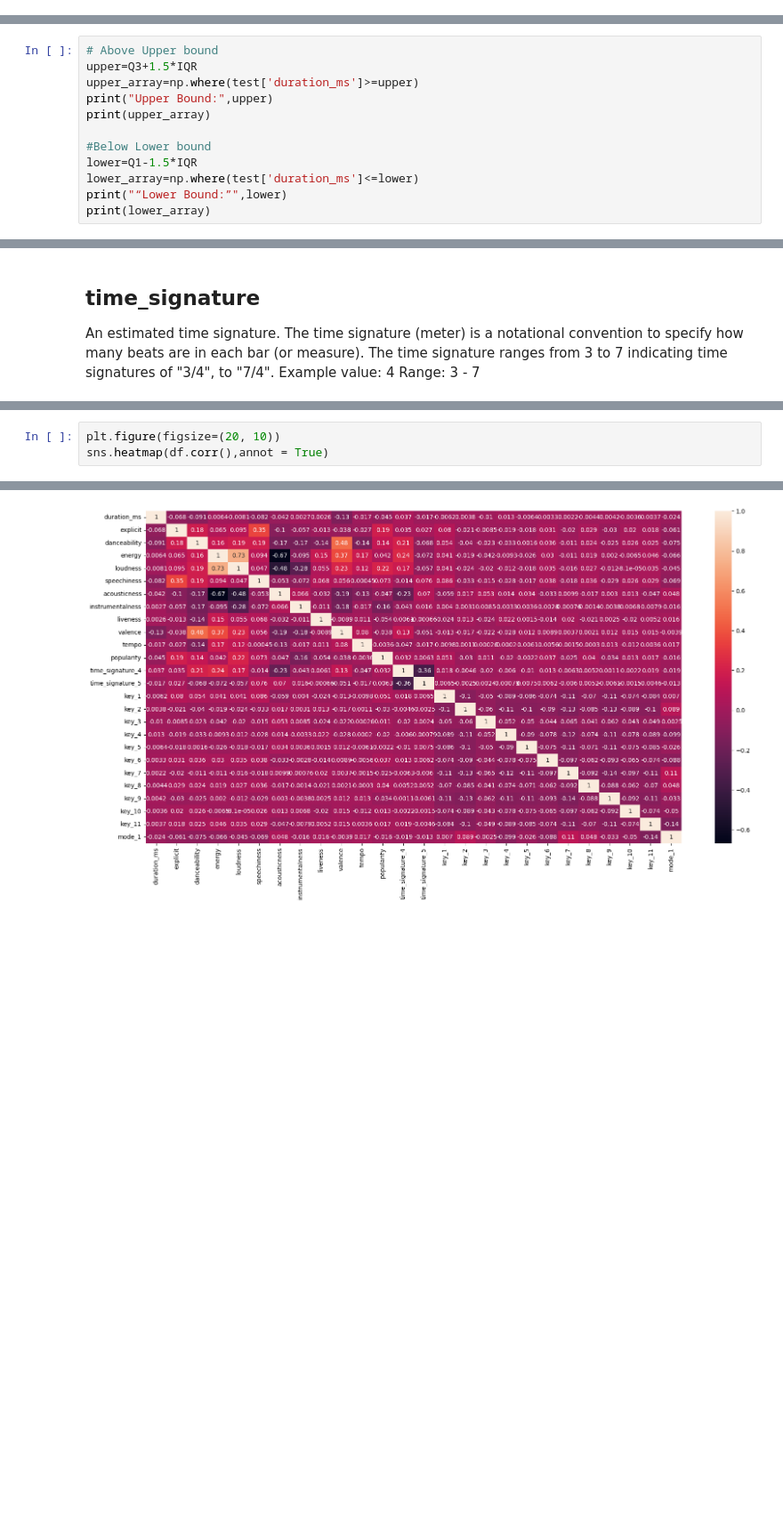
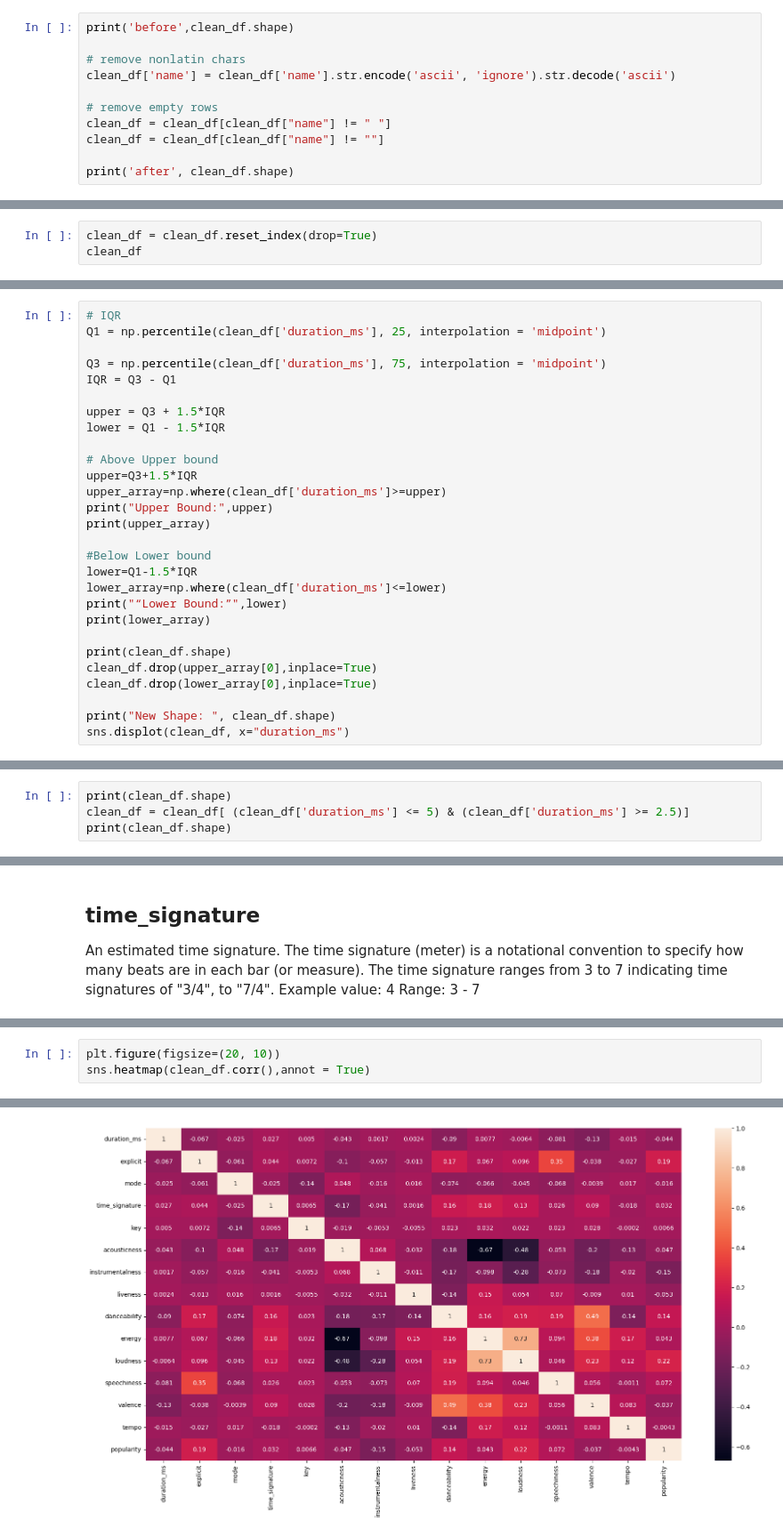
Before and after one commit to aria-51/dsw_tisabop, a Jupyter notebook: da_draftv1.ipynb, the cells around one changed output, grey strips where cells are left out. Shown at 89% size. Saved outputs shown, nothing was run; the diff lists cells and outputs as text; blank space fills up the shorter version.

Commit message:
cleaned up da (use this)

```diff
--- a/da_draftv1.ipynb
+++ b/da_draftv1.ipynb
@@ -277,0 +114,11 @@ test = test.reset_index(drop=True)
+# %%
+print('before',clean_df.shape)
+
+# remove nonlatin chars
+clean_df['name'] = clean_df['name'].str.encode('ascii', 'ignore').str.decode('ascii')
+
+# remove empty rows
+clean_df = clean_df[clean_df["name"] != " "]
+clean_df = clean_df[clean_df["name"] != ""]
+
+print('after', clean_df.shape)
@@ -277,0 +128,3 @@ test = test.reset_index(drop=True)
+# %%
+clean_df = clean_df.reset_index(drop=True)
+clean_df
@@ -321,13 +195,29 @@ lower = Q1 - 1.5*IQR
 # %%
+# IQR
+Q1 = np.percentile(clean_df['duration_ms'], 25, interpolation = 'midpoint')
+
+Q3 = np.percentile(clean_df['duration_ms'], 75, interpolation = 'midpoint')
+IQR = Q3 - Q1
+
+upper = Q3 + 1.5*IQR
+lower = Q1 - 1.5*IQR
+
 # Above Upper bound
 upper=Q3+1.5*IQR
-upper_array=np.where(test['duration_ms']>=upper)
+upper_array=np.where(clean_df['duration_ms']>=upper)
 print("Upper Bound:",upper)
 print(upper_array)
 
 #Below Lower bound
 lower=Q1-1.5*IQR
-lower_array=np.where(test['duration_ms']<=lower)
+lower_array=np.where(clean_df['duration_ms']<=lower)
 print("“Lower Bound:”",lower)
 print(lower_array)
+
+print(clean_df.shape)
+clean_df.drop(upper_array[0],inplace=True)
+clean_df.drop(lower_array[0],inplace=True)
+
+print("New Shape: ", clean_df.shape)
+sns.displot(clean_df, x="duration_ms")
 # %% [output]
@@ -384,0 +250,4 @@ np.where(test['duration_ms'].isna())
+# %%
+print(clean_df.shape)
+clean_df = clean_df[ (clean_df['duration_ms'] <= 5) & (clean_df['duration_ms'] >= 2.5)]
+print(clean_df.shape)
@@ -823,6 +543,6 @@ df = pd.get_dummies(df, columns=['time_signature', 'key', 'mode'], drop_first=Tr
 # %%
 plt.figure(figsize=(20, 10))
-sns.heatmap(df.corr(),annot = True)
+sns.heatmap(clean_df.corr(),annot = True)
 # %% [output]
 <Axes: >
-[figure, old version]
+[figure, new version]
```
Also changed, not shown: parts of 163 cells of this notebook, 1 other file.
